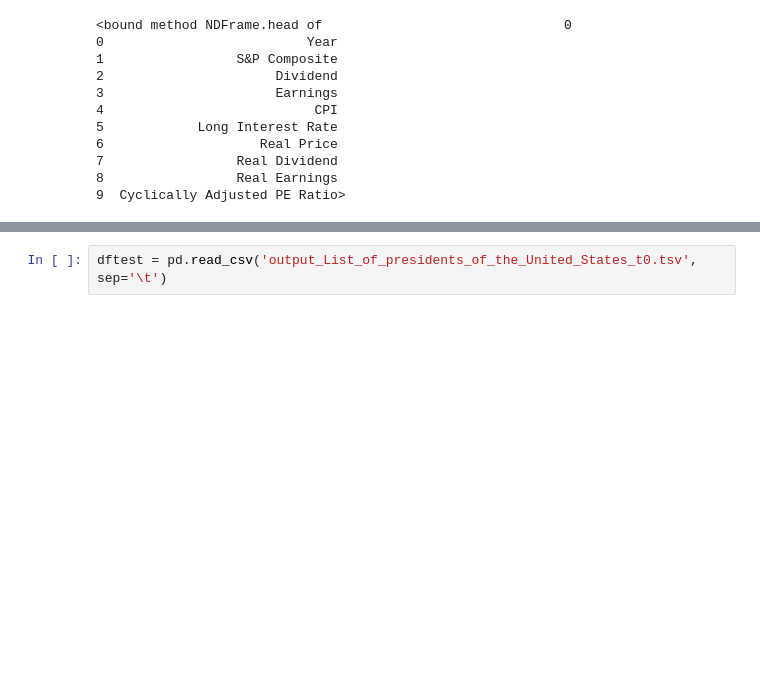
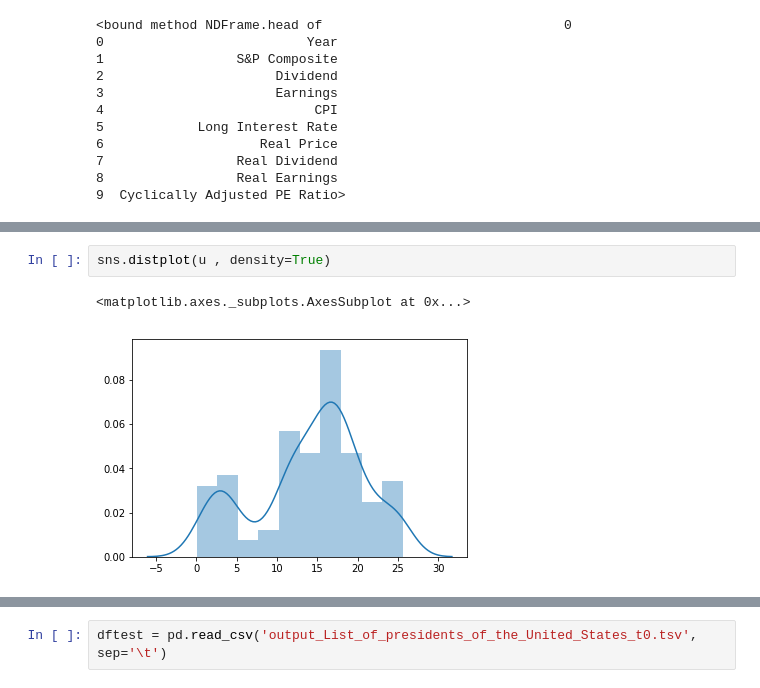
Before and after one commit to Carterbouley/mod_3_project, a Jupyter notebook: Josh Notebook.ipynb, the cells around one changed output, grey strips where cells are left out. Cells and saved outputs as stored; diff of their text form; blank space fills up the shorter version.

```diff
--- a/Josh Notebook.ipynb
+++ b/Josh Notebook.ipynb
@@ -152,0 +244,5 @@ table
+# %%
+sns.distplot(u , density=True)
+# %% [output]
+<matplotlib.axes._subplots.AxesSubplot at 0x...>
+[figure, added]
```
Also changed, not shown: parts of 18 cells of this notebook, 1 other file.
